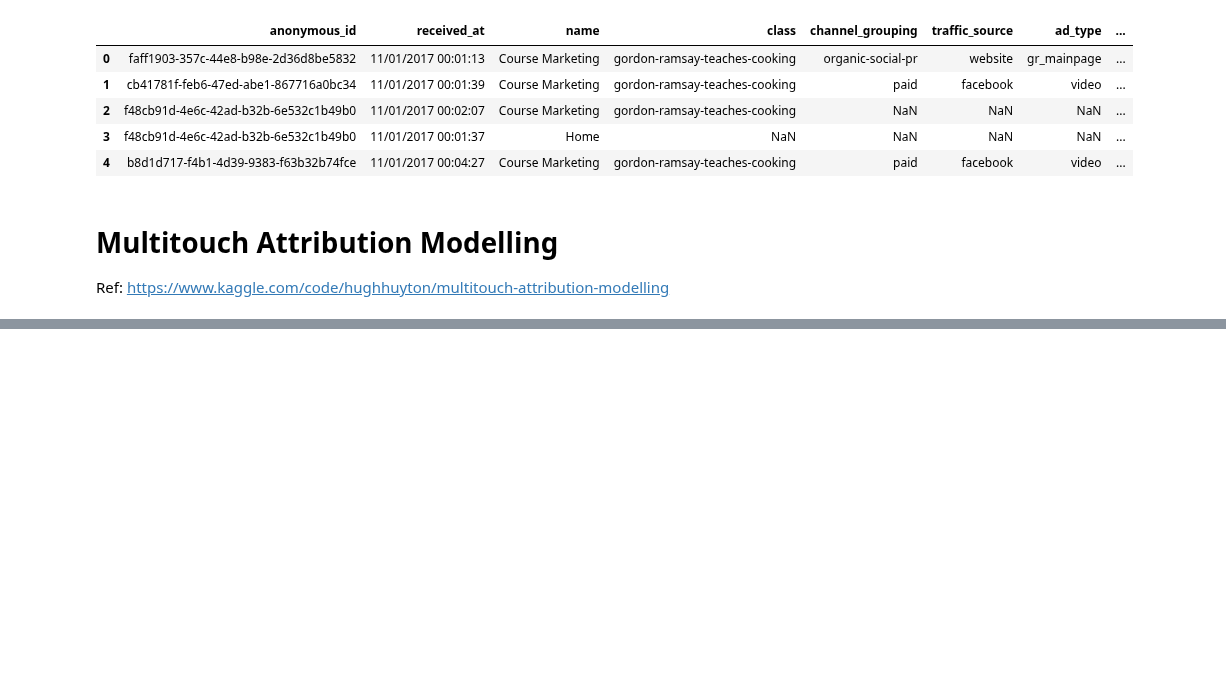
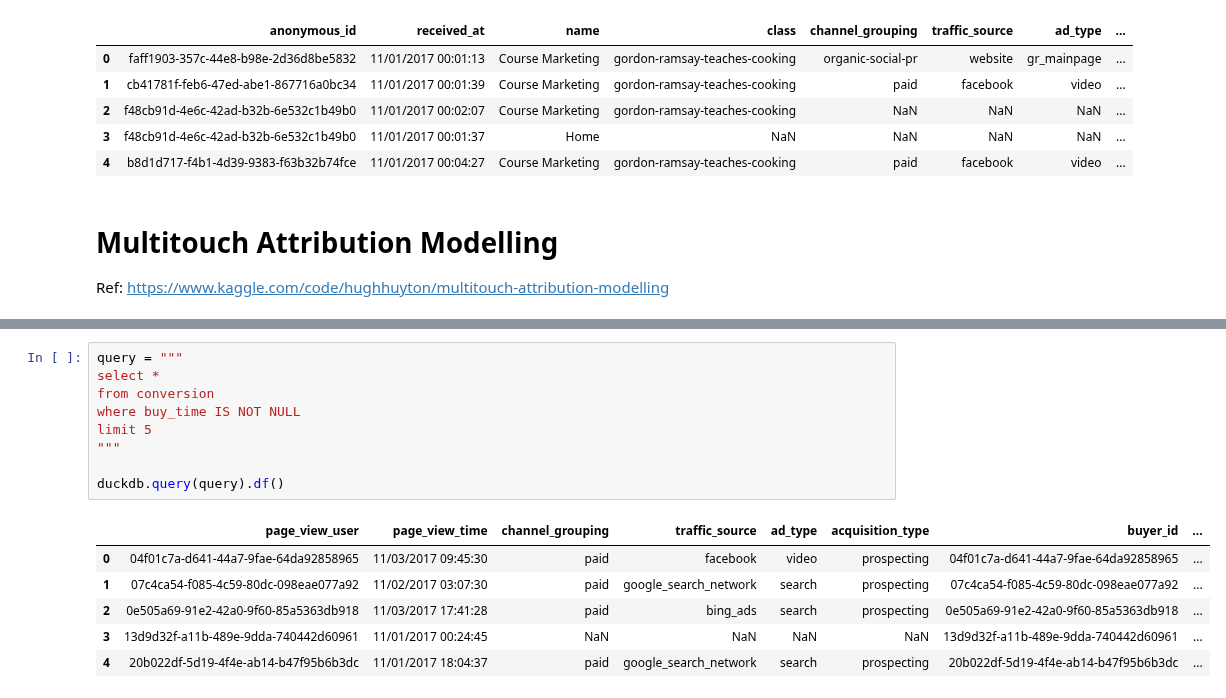
Before and after one commit to mindyng/2023-Business-Projects, a Jupyter notebook: masterclass-user-behavior-analysis-v2.ipynb, the cells around one changed output, grey strips where cells are left out. Cells and saved outputs as stored; diff of their text form; blank space fills up the shorter version.

Commit message:
Kaggle Notebook | Masterclass User Behavior Analysis v2 | Version 11

```diff
--- a/masterclass-user-behavior-analysis-v2.ipynb
+++ b/masterclass-user-behavior-analysis-v2.ipynb
@@ -1849,0 +1880,16 @@ Ref: https://www.kaggle.com/code/hughhuyton/multitouch-attribution-modelling
+# %%
+query = """
+select *
+from conversion
+where buy_time IS NOT NULL
+limit 5
+"""
+
+duckdb.query(query).df()
+# %% [output]
+|  | page_view_user | page_view_time | channel_grouping | traffic_source | ad_type | acquisition_type | buyer_id | ... |
+| 0 | 04f01c7a-d641-44a7-9fae-64da92858965 | 11/03/2017 09:45:30 | paid | facebook | video | prospecting | 04f01c7a-d641-44a7-9fae-64da92858965 | ... |
+| 1 | 07c4ca54-f085-4c59-80dc-098eae077a92 | 11/02/2017 03:07:30 | paid | google_search_network | search | prospecting | 07c4ca54-f085-4c59-80dc-098eae077a92 | ... |
+| 2 | 0e505a69-91e2-42a0-9f60-85a5363db918 | 11/03/2017 17:41:28 | paid | bing_ads | search | prospecting | 0e505a69-91e2-42a0-9f60-85a5363db918 | ... |
+| 3 | 13d9d32f-a11b-489e-9dda-740442d60961 | 11/01/2017 00:24:45 | NaN | NaN | NaN | NaN | 13d9d32f-a11b-489e-9dda-740442d60961 | ... |
+| 4 | 20b022df-5d19-4f4e-ab14-b47f95b6b3dc | 11/01/2017 18:04:37 | paid | google_search_network | search | prospecting | 20b022df-5d19-4f4e-ab14-b47f95b6b3dc | ... |
```
Also changed, not shown: parts of 11 cells of this notebook.
